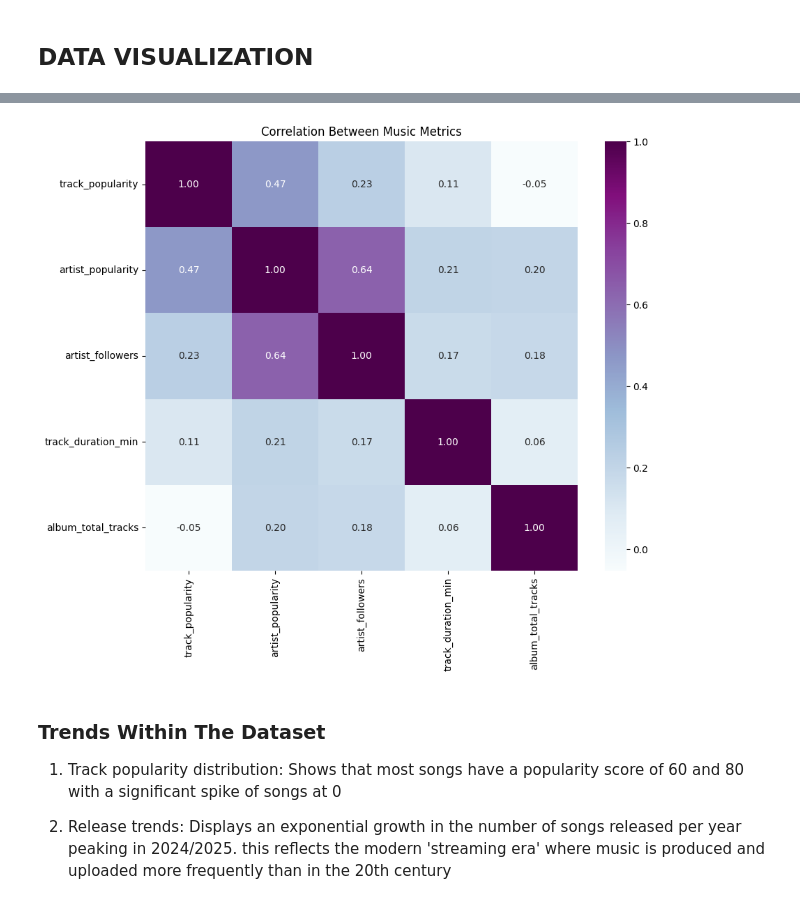
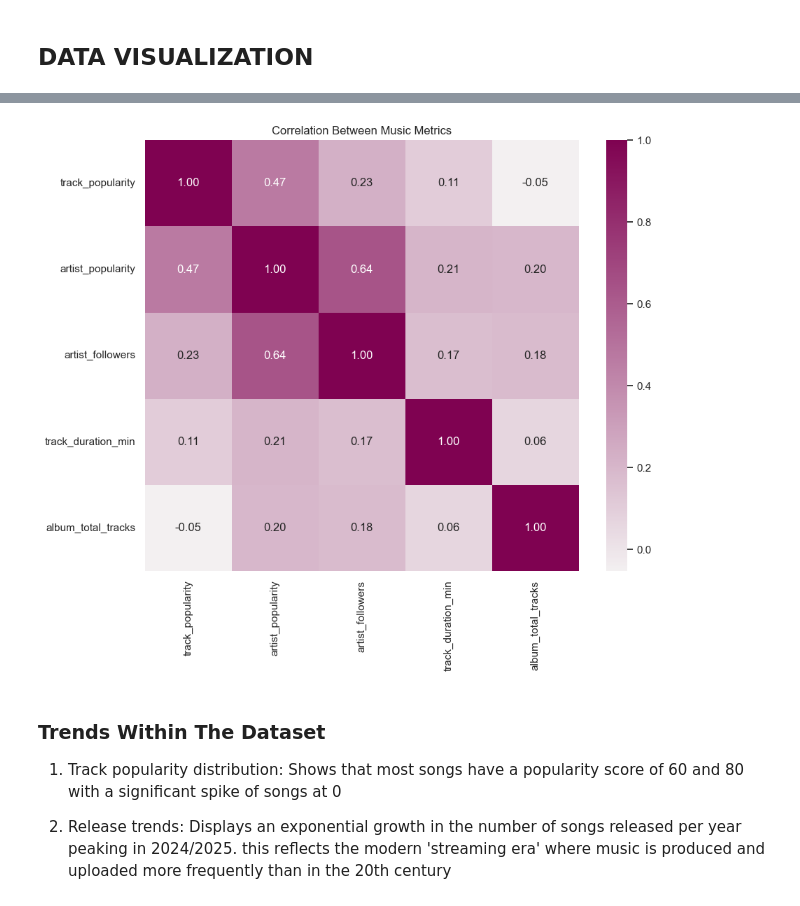
Before and after one commit to anumlk81/Spotify_data_analysis, a Jupyter notebook: scripts/visualization.ipynb, the cells around one changed output, grey strips where cells are left out. Drawn from its saved outputs; the diff is of its cells as text; code cells hidden in the pictures.

```diff
--- a/scripts/visualization.ipynb
+++ b/scripts/visualization.ipynb
@@ -118,3 +126,43 @@ album_total_tracks     0.000000
 album_type             0.000000
 track_duration_min     0.000000
 dtype: float64
+# %%
+#visualizing missing values
+import seaborn as sns
+import matplotlib.pyplot as plt
+
+# 1. Filter and Sort
+missing_to_plot = missing_prcent[missing_prcent > 0].sort_values(ascending=False)
+
+# 2. Setup the Plot
+sns.set_theme(style="whitegrid")
+plt.figure(figsize=(10, 6))
+
+# 3. Create Barplot
+ax = sns.barplot(
+    x=missing_to_plot.index,
+    y=missing_to_plot.values,
+    hue=missing_to_plot.index,
+    palette='viridis',
+    legend=False
+)
+
+# 4. CRITICAL FIX: Set Y-axis to Log Scale
+# This makes 0.03% and 0.06% visible next to 39%
+ax.set_yscale("log")
+
+# 5. Add Labels
+plt.title('Missing Values (Log Scale to see small percentages)', fontsize=15)
+plt.ylabel('Percentage Missing (Log Scale %)', fontsize=12)
+plt.xlabel('Columns', fontsize=12)
+
+# 6. Add the exact value labels on top so there is no confusion
+for p in ax.patches:
+    ax.annotate(f'{p.get_height():.4f}%',
+                (p.get_x() + p.get_width() / 2., p.get_height()),
+                ha='center', va='bottom',
+                fontsize=10, color='black', xytext=(0, 5),
+                textcoords='offset points')
+
+plt.tight_layout()
+plt.show()
@@ -268,13 +361,14 @@ Passing `palette` without assigning `hue` is deprecated and will be removed in v
 # %%
 # correlation heatmap
+pink = sns.light_palette("#7F025170", as_cmap=True)
 plt.figure(figsize=(10, 8))
 # Select only numeric columns for correlation
 corr = df[['track_popularity', 'artist_popularity', 'artist_followers', 'track_duration_min', 'album_total_tracks']].corr()
-sns.heatmap(corr, annot=True, cmap='BuPu', fmt=".2f")
+sns.heatmap(corr, annot=True, cmap= pink, fmt=".2f")
 plt.title('Correlation Between Music Metrics')
 plt.savefig('correlation_matrix.png')
 # %% [output]
-[figure, old version]
+[figure, new version]
 # %% [markdown]
 <h3>Trends Within The Dataset</h3>
 
```
Also changed, not shown: parts of 13 cells of this notebook, 8 other files.
